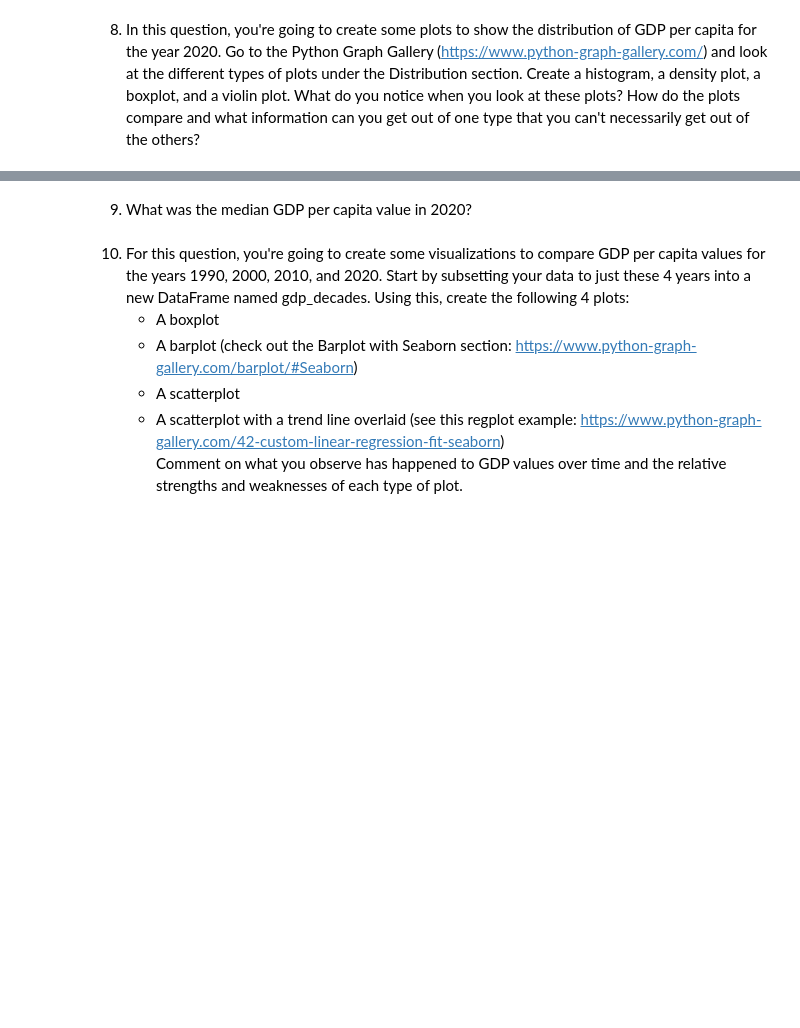
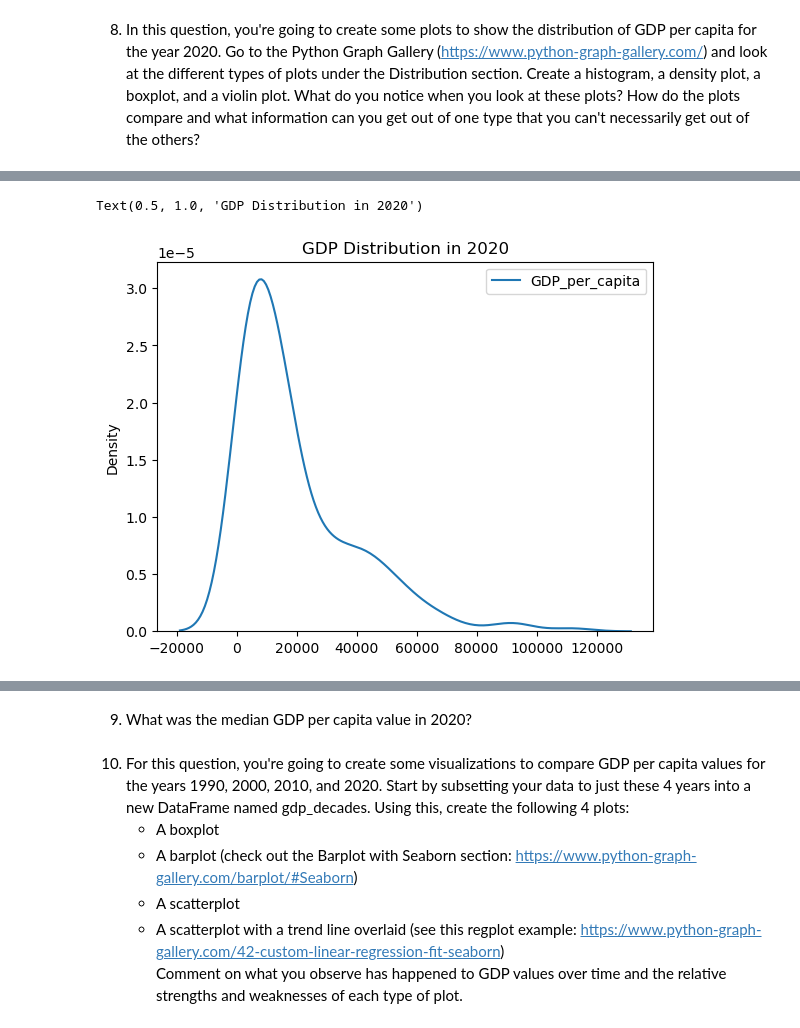
Before and after one commit to NSS-Data-Analytics-Cohort-10/gdp-and-internet-usage-marthahunter, a Jupyter notebook: notebooks/un_data_project.ipynb, the cells around one changed output, grey strips where cells are left out. Cells and saved outputs as stored; diff of their text form; code cells hidden in the pictures; blank space fills up the shorter version.

```diff
--- a/notebooks/un_data_project.ipynb
+++ b/notebooks/un_data_project.ipynb
@@ -149,0 +188,6 @@ The observations per year increase steadily from 1990 to 2020 and then decrease
+# %%
+sns.kdeplot(twenty_twenty)
+plt.title("GDP Distribution in 2020")
+# %% [output]
+Text(0.5, 1.0, 'GDP Distribution in 2020')
+[figure, added]
```
Also changed, not shown: parts of 18 cells of this notebook.
